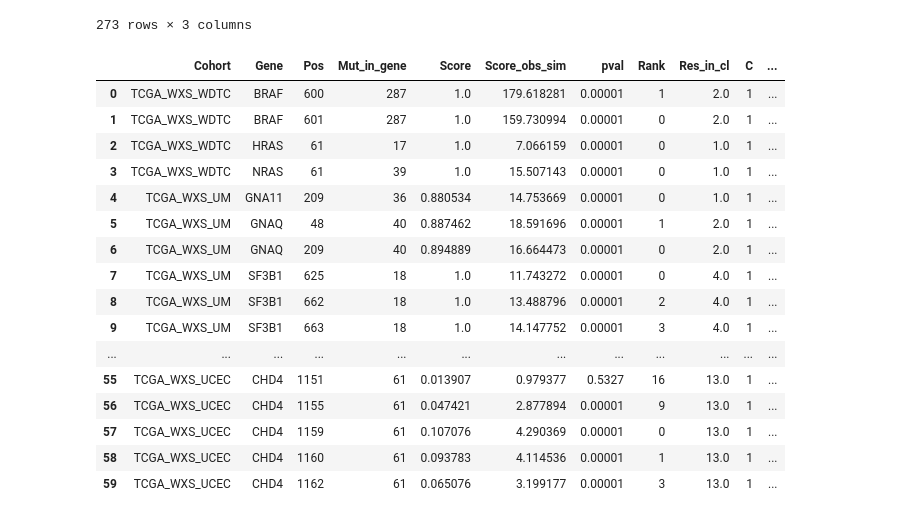
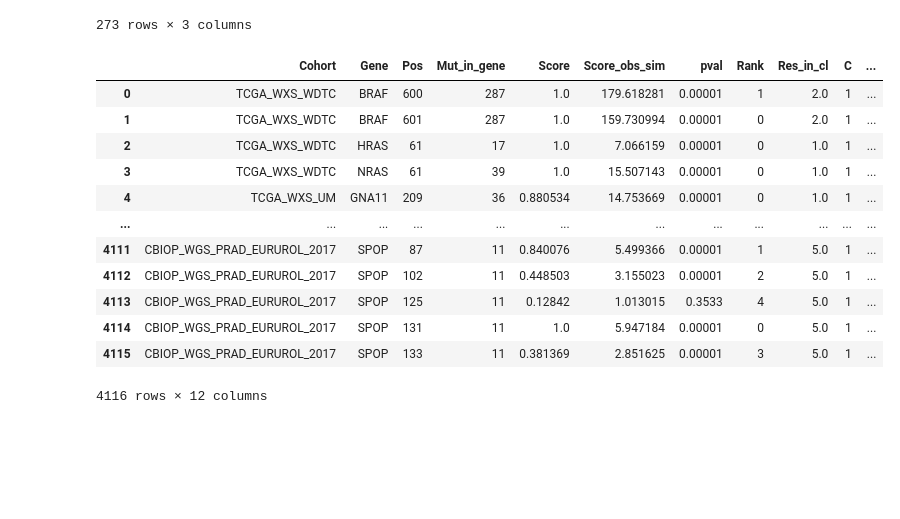
Before and after one commit to bbglab/oncodrive3d_paper, a Jupyter notebook: review_01/distance_analysis/distance_analysis.ipynb, the cells around one changed output. Cells and saved outputs as stored; diff of their text form; code cells hidden in the pictures; blank space fills up the shorter version.

```diff
--- a/review_01/distance_analysis/distance_analysis.ipynb
+++ b/review_01/distance_analysis/distance_analysis.ipynb
@@ -84,7 +65,6 @@ def get_all_o3d_res_result(cohort_df, o3d_output_dir):
 def get_all_o3d_gene_result(cohort_df, o3d_output_dir):
 
     lst_df = []
-    n_dict = {}
     for cohort in cohort_df["COHORT"].values:
         cohort = "TCGA_WXS_SOFT_TISSUE" if cohort == "TCGA_WXS_SARC" else cohort
         path_csv = f"{o3d_output_dir}/{cohort}/{cohort}.3d_clustering_genes.csv"
@@ -102,6 +82,34 @@ def get_all_o3d_gene_result(cohort_df, o3d_output_dir):
     return df.reset_index(drop=True)
 
 
+def get_cgc_action(gene_action):
+
+    if pd.isnull(gene_action):
+        return "Ambiguous"
+
+    gene_action = [action.strip() for action in gene_action.split(",")]
+
+    if len(gene_action) == 1:
+        if gene_action[0] == "oncogene":
+            action = "Oncogene"
+        elif gene_action[0] == "TSG":
+            action = "Tumour suppressor"
+        else:
+            action = "Ambiguous"
+
+    else:
+        if "oncogene" in gene_action and "TSG" in gene_action:
+            action = "Ambiguous"
+        elif "oncogene" in gene_action:
+            action = "Oncogene"
+        elif "TSG" in gene_action:
+            action = "Tumour suppressor"
+        else:
+            action = "Ambiguous"
+
+    return action
+
+
 def load_cmap(path, uni_id, f):
 
     cmap = np.load(f"{path}/{uni_id}-F{f}.npy")
@@ -110,6 +118,18 @@ def load_cmap(path, uni_id, f):
 
 def get_contact(cmap, x):
     return np.where(cmap[x] == 1)[0]
+
+
+def get_non_contiguous_contacts(df, cutoff=1):
+
+    return df['Contacts'].apply(lambda x: bool(np.any(np.diff(x) > cutoff)))
+
+
+def get_max_contact_gap(df):
+
+    return df['Contacts'].apply(
+        lambda x: int(np.max(np.diff(x))) if len(x) > 1 else 0
+    )
 # %%
 datasets = f"/{WORKSPACE}/projects/clustering_3d/o3d_analysys/datasets/"
 input_path = f"{datasets}/input/cancer_202404"
@@ -162,25 +221,21 @@ seq_df
 # %%
 df_res['Cohort_Gene'] = df_res['Cohort'] + '|' + df_res['Gene']
 df_res = df_res[df_res.Cohort_Gene.isin(genes_hit.Cohort_Gene)]
 df_res = df_res[df_res["C"] == 1].reset_index(drop=True)
 df_res['Cohort_Gene'] = df_res['Cohort_Gene'] + '|' + df_res['Pos'].astype(str)
-df_res[:60]
+df_res
 # %% [output]
 |  | Cohort | Gene | Pos | Mut_in_gene | Score | Score_obs_sim | pval | Rank | Res_in_cl | C | ... |
 | 0 | TCGA_WXS_WDTC | BRAF | 600 | 287 | 1.0 | 179.618281 | 0.00001 | 1 | 2.0 | 1 | ... |
 | 1 | TCGA_WXS_WDTC | BRAF | 601 | 287 | 1.0 | 159.730994 | 0.00001 | 0 | 2.0 | 1 | ... |
 | 2 | TCGA_WXS_WDTC | HRAS | 61 | 17 | 1.0 | 7.066159 | 0.00001 | 0 | 1.0 | 1 | ... |
 | 3 | TCGA_WXS_WDTC | NRAS | 61 | 39 | 1.0 | 15.507143 | 0.00001 | 0 | 1.0 | 1 | ... |
 | 4 | TCGA_WXS_UM | GNA11 | 209 | 36 | 0.880534 | 14.753669 | 0.00001 | 0 | 1.0 | 1 | ... |
-| 5 | TCGA_WXS_UM | GNAQ | 48 | 40 | 0.887462 | 18.591696 | 0.00001 | 1 | 2.0 | 1 | ... |
-| 6 | TCGA_WXS_UM | GNAQ | 209 | 40 | 0.894889 | 16.664473 | 0.00001 | 0 | 2.0 | 1 | ... |
-| 7 | TCGA_WXS_UM | SF3B1 | 625 | 18 | 1.0 | 11.743272 | 0.00001 | 0 | 4.0 | 1 | ... |
-| 8 | TCGA_WXS_UM | SF3B1 | 662 | 18 | 1.0 | 13.488796 | 0.00001 | 2 | 4.0 | 1 | ... |
-| 9 | TCGA_WXS_UM | SF3B1 | 663 | 18 | 1.0 | 14.147752 | 0.00001 | 3 | 4.0 | 1 | ... |
 | ... | ... | ... | ... | ... | ... | ... | ... | ... | ... | ... | ... |
-| 55 | TCGA_WXS_UCEC | CHD4 | 1151 | 61 | 0.013907 | 0.979377 | 0.5327 | 16 | 13.0 | 1 | ... |
-| 56 | TCGA_WXS_UCEC | CHD4 | 1155 | 61 | 0.047421 | 2.877894 | 0.00001 | 9 | 13.0 | 1 | ... |
-| 57 | TCGA_WXS_UCEC | CHD4 | 1159 | 61 | 0.107076 | 4.290369 | 0.00001 | 0 | 13.0 | 1 | ... |
-| 58 | TCGA_WXS_UCEC | CHD4 | 1160 | 61 | 0.093783 | 4.114536 | 0.00001 | 1 | 13.0 | 1 | ... |
-| 59 | TCGA_WXS_UCEC | CHD4 | 1162 | 61 | 0.065076 | 3.199177 | 0.00001 | 3 | 13.0 | 1 | ... |
+| 4111 | CBIOP_WGS_PRAD_EURUROL_2017 | SPOP | 87 | 11 | 0.840076 | 5.499366 | 0.00001 | 1 | 5.0 | 1 | ... |
+| 4112 | CBIOP_WGS_PRAD_EURUROL_2017 | SPOP | 102 | 11 | 0.448503 | 3.155023 | 0.00001 | 2 | 5.0 | 1 | ... |
+| 4113 | CBIOP_WGS_PRAD_EURUROL_2017 | SPOP | 125 | 11 | 0.12842 | 1.013015 | 0.3533 | 4 | 5.0 | 1 | ... |
+| 4114 | CBIOP_WGS_PRAD_EURUROL_2017 | SPOP | 131 | 11 | 1.0 | 5.947184 | 0.00001 | 0 | 5.0 | 1 | ... |
+| 4115 | CBIOP_WGS_PRAD_EURUROL_2017 | SPOP | 133 | 11 | 0.381369 | 2.851625 | 0.00001 | 3 | 5.0 | 1 | ... |
+4116 rows × 12 columns
 # %%
```
Also changed, not shown: parts of 15 cells of this notebook.
